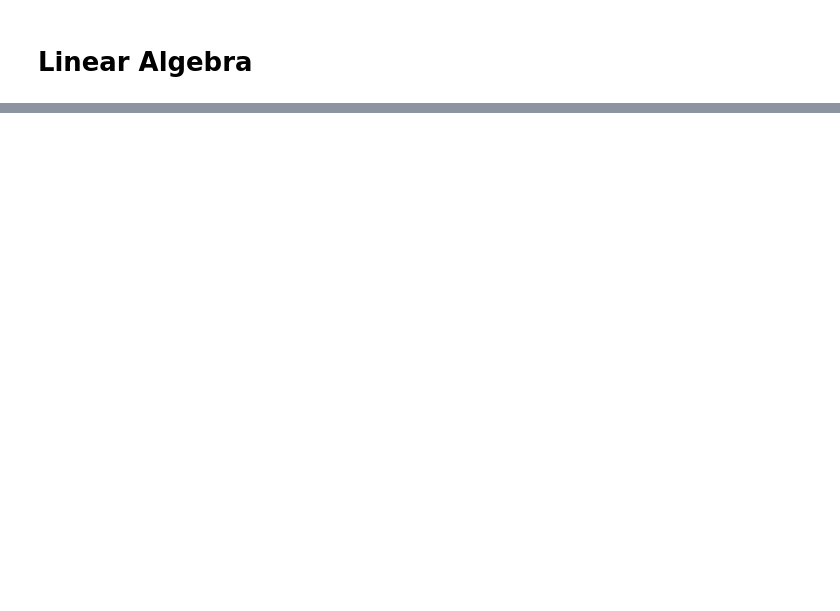
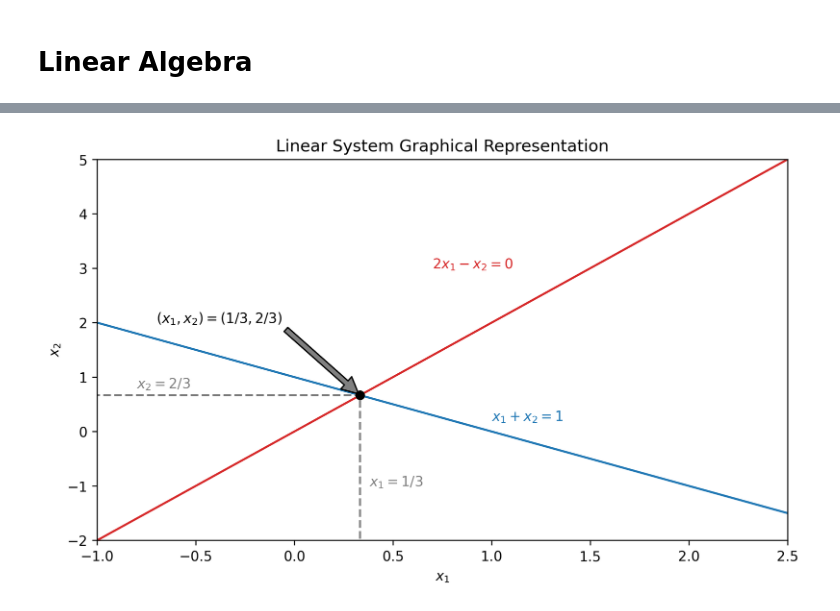
Before and after one commit to Ibrahim-2003/TexITITS, a Jupyter notebook: Content/texitis.ipynb, the cells around one changed output, grey strips where cells are left out. Saved outputs shown, nothing was run; the diff lists cells and outputs as text; code cells hidden in the pictures; blank space fills up the shorter version.

```diff
--- a/Content/texitis.ipynb
+++ b/Content/texitis.ipynb
@@ -39,0 +40,26 @@ plt.show()
+# %%
+x1a = np.linspace(-1,2.5)
+x2a = 1-x1a
+x1b = x1a
+x2b = 2*x1b
+
+plt.plot(x1a,x2a)
+plt.plot(x1b,x2b,color="C3")
+plt.xlabel(r"$x_1$")
+plt.ylabel(r"$x_2$")
+plt.annotate(r'$x_1+x_2=1$', xy=(1, 0.2), color="C0",zorder=0)
+plt.annotate(r'$2x_1-x_2=0$', xy=(0.7, 3),color="C3",zorder=0)
+# Solution: (1/3, 2/3)
+plt.plot([-2,1/3],[2/3,2/3],linestyle="--",color="grey")
+plt.plot([1/3,1/3],[-3,2/3],linestyle="--",color="grey")
+plt.scatter([1/3],[2/3],color="k",zorder=10)
+plt.annotate(r'$x_1=1/3$', xy=(0.38, -1), color="grey",zorder=0)
+plt.annotate(r'$x_2=2/3$', xy=(-0.8, 0.8), color="grey",zorder=0)
+plt.annotate(r'$(x_1,x_2)=\left(1/3,2/3\right)$', xy=(1/3, 2/3), xytext=(-0.7, 2), color="k",
+            arrowprops=dict(facecolor='grey', shrink=0.02))
+plt.xlim([-1,2.5])
+plt.ylim([-2,5])
+plt.title("Linear System Graphical Representation")
+plt.show()
+# %% [output]
+[figure, added]
```
Also changed, not shown: parts of 2 cells of this notebook.
